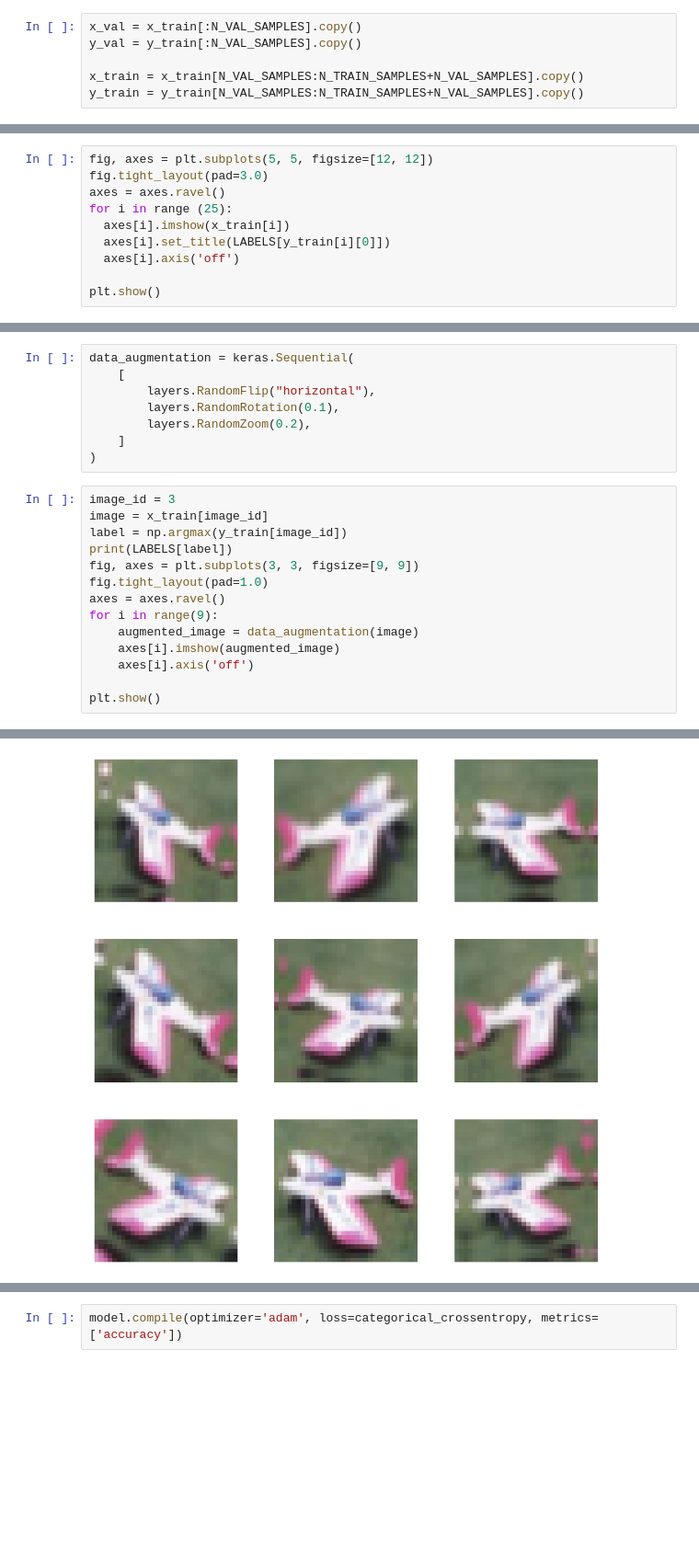
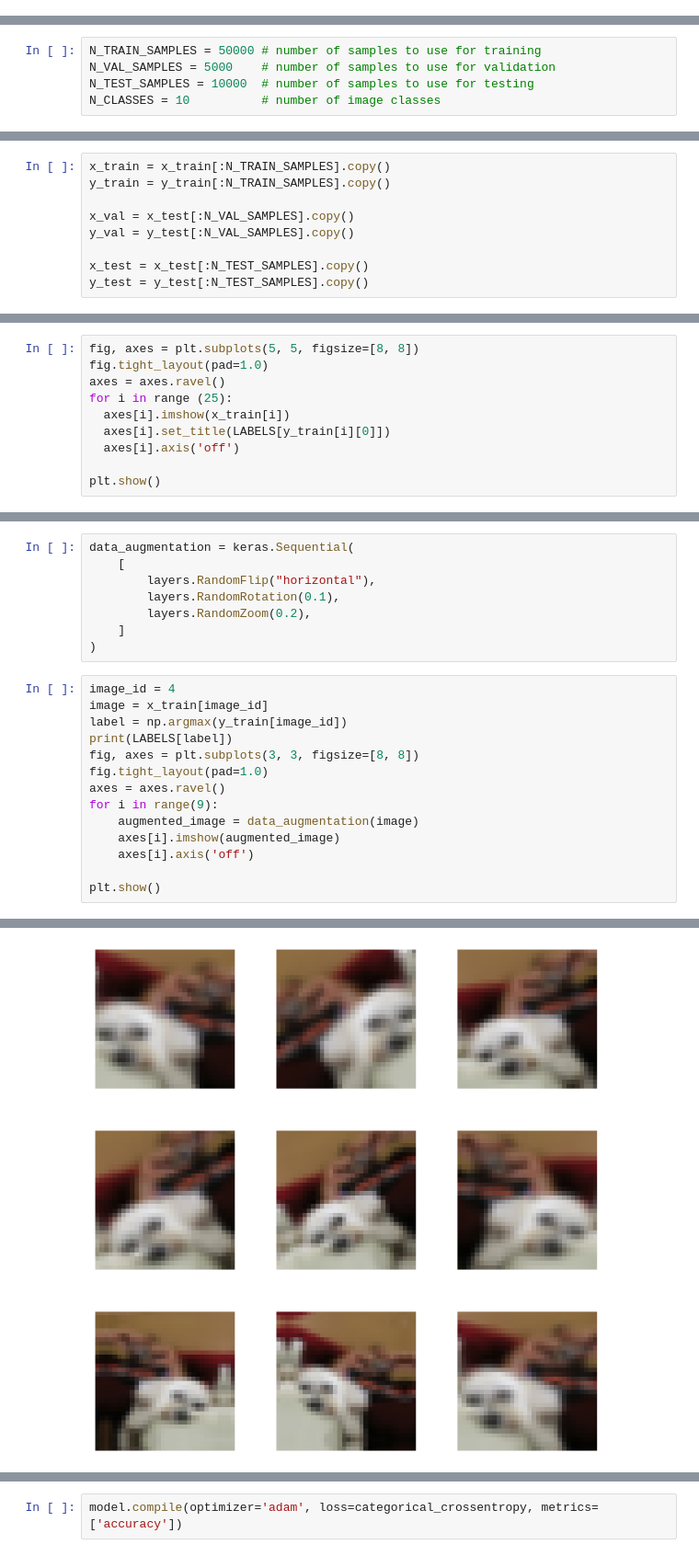
Before and after one commit to kotovskyy/CIFAR10-CNN, a Jupyter notebook: cifar.ipynb, the cells around one changed output, grey strips where cells are left out. Shown: that part at 92% size. Drawn from its saved outputs; the diff is of its cells as text; blank space fills up the shorter version.

```diff
--- a/cifar.ipynb
+++ b/cifar.ipynb
@@ -29,6 +86,0 @@ N_CLASSES = 10
-# %%
-x_val = x_train[:N_VAL_SAMPLES].copy()
-y_val = y_train[:N_VAL_SAMPLES].copy()
-
-x_train = x_train[N_VAL_SAMPLES:N_TRAIN_SAMPLES+N_VAL_SAMPLES].copy()
-y_train = y_train[N_VAL_SAMPLES:N_TRAIN_SAMPLES+N_VAL_SAMPLES].copy()
@@ -34,0 +90,5 @@ y_train = y_train[N_VAL_SAMPLES:N_TRAIN_SAMPLES+N_VAL_SAMPLES].copy()
+# %%
+N_TRAIN_SAMPLES = 50000 # number of samples to use for training
+N_VAL_SAMPLES = 5000    # number of samples to use for validation
+N_TEST_SAMPLES = 10000  # number of samples to use for testing
+N_CLASSES = 10          # number of image classes
@@ -35,3 +105,12 @@ y_train = y_train[N_VAL_SAMPLES:N_TRAIN_SAMPLES+N_VAL_SAMPLES].copy()
+# %%
+x_train = x_train[:N_TRAIN_SAMPLES].copy()
+y_train = y_train[:N_TRAIN_SAMPLES].copy()
+
+x_val = x_test[:N_VAL_SAMPLES].copy()
+y_val = y_test[:N_VAL_SAMPLES].copy()
+
+x_test = x_test[:N_TEST_SAMPLES].copy()
+y_test = y_test[:N_TEST_SAMPLES].copy()
 # %%
 print(f"Train images shape: {x_train.shape}")
 print(f"Train labels shape: {y_train.shape}")
@@ -45,6 +131,6 @@ Validation labels shape: (5000, 1)
 # %%
-fig, axes = plt.subplots(5, 5, figsize=[12, 12])
-fig.tight_layout(pad=3.0)
+fig, axes = plt.subplots(5, 5, figsize=[8, 8])
+fig.tight_layout(pad=1.0)
 axes = axes.ravel()
 for i in range (25):
   axes[i].imshow(x_train[i])
@@ -71,11 +175,11 @@ data_augmentation = keras.Sequential(
     ]
 )
 # %%
-image_id = 3
+image_id = 4
 image = x_train[image_id]
 label = np.argmax(y_train[image_id])
 print(LABELS[label])
-fig, axes = plt.subplots(3, 3, figsize=[9, 9])
+fig, axes = plt.subplots(3, 3, figsize=[8, 8])
 fig.tight_layout(pad=1.0)
 axes = axes.ravel()
 for i in range(9):
@@ -89,4 +193,4 @@ airplane
-[figure, old version]
+[figure, new version]
 # %%
 model = keras.models.Sequential()
 model.add(layers.Input(shape=(32, 32, 3)))
```
Also changed, not shown: parts of 24 cells of this notebook.
